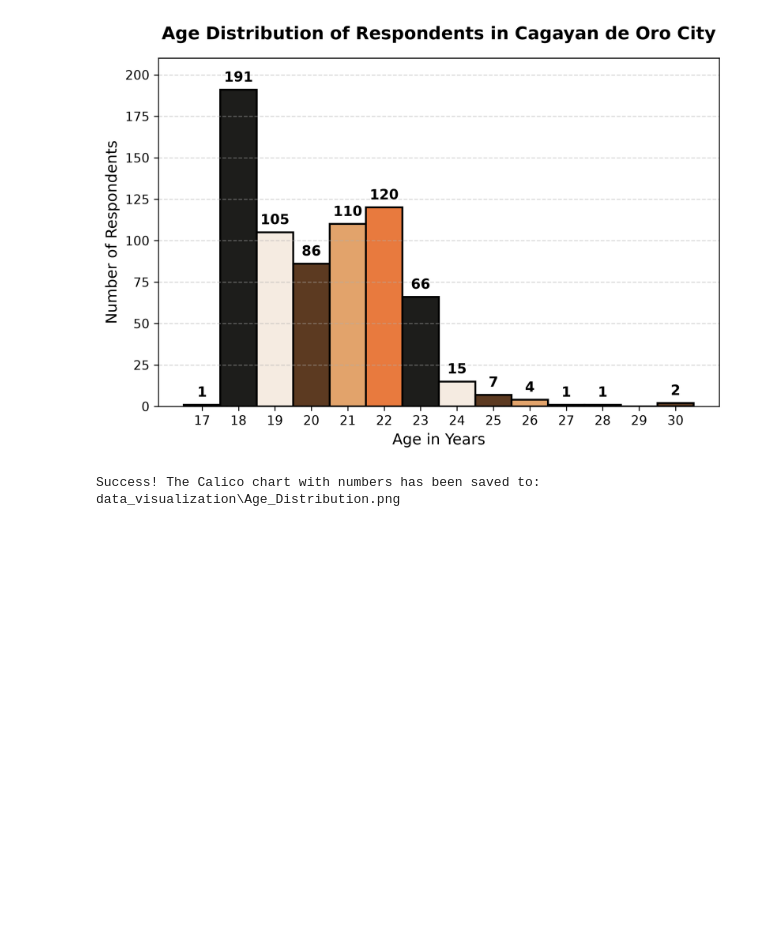
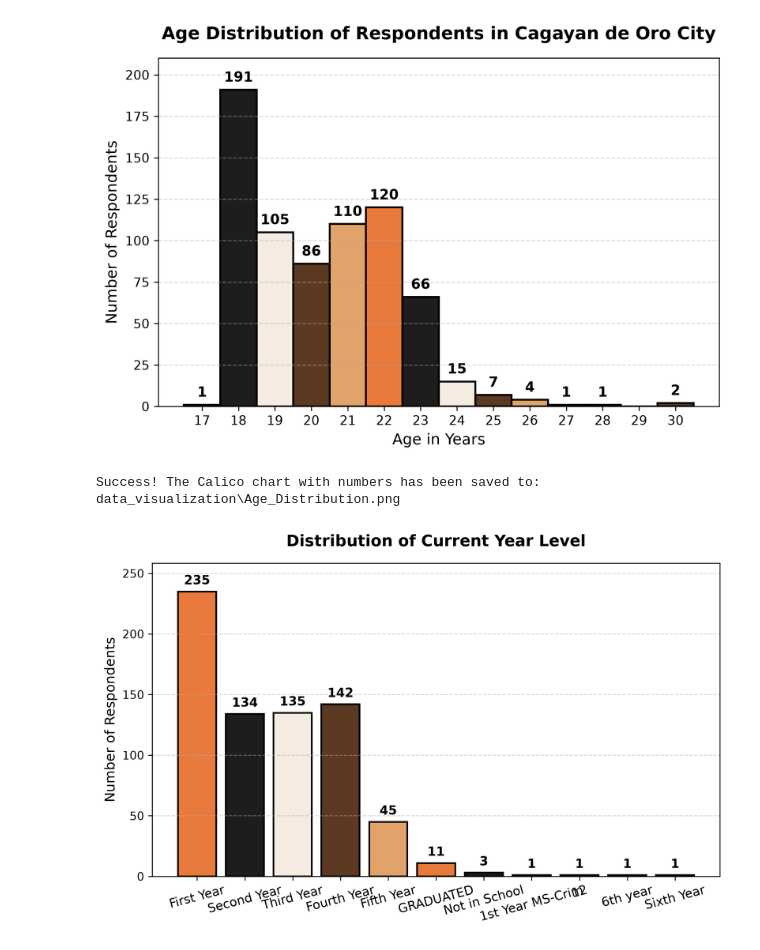
Before and after one commit to JohnLloydCanoy/amuma, a Jupyter notebook: interpretation/data_visualization.ipynb, the cells around one changed output. Drawn from its saved outputs; the diff is of its cells as text; code cells hidden in the pictures; blank space fills up the shorter version.

```diff
--- a/interpretation/data_visualization.ipynb
+++ b/interpretation/data_visualization.ipynb
@@ -68,3 +68,90 @@ print(f"Success! The Calico chart with numbers has been saved to: {file_path}")
 # %% [output]
 [figure]
 Success! The Calico chart with numbers has been saved to: data_visualization\Age_Distribution.png
+# %%
+import os
+import matplotlib.pyplot as plt
+import pandas as pd
+
+# 1. Load the data and grab Column 5
+cleaned_df = pd.read_csv("rawdata/Cleaned_Data.csv")
+year_col = cleaned_df.columns[5]
+
+# Count the respondents for each year level
+counts = cleaned_df[year_col].value_counts()
+
+# --- PRO TRICK: FORCE LOGICAL ORDER ---
+# Pandas usually sorts from biggest to smallest. We want chronological order!
+correct_order = [
+    "First Year",
+    "Second Year",
+    "Third Year",
+    "Fourth Year",
+    "Forth Year",
+    "Fifth Year",
+    "Not Specified",
+    "TESDA",
+]
+
+# Filter our list to only include answers that actually exist in your data, in the correct order
+ordered_labels = [level for level in correct_order if level in counts.index]
+# Add any unexpected answers to the end
+ordered_labels += [level for level in counts.index if level not in correct_order]
+
+# Re-sort our counts to match this perfect logical order
+counts = counts.reindex(ordered_labels)
+
+# 2. Set up the figure
+plt.figure(figsize=(9, 5), dpi=300)
+
+calico_colors = ['#E87A3E', '#1D1D1B', '#F5EBE1', '#5C3A21', '#E2A36B']
+# Loop the colors to match however many bars we have
+colors = [calico_colors[i % len(calico_colors)] for i in range(len(counts))]
+
+# 3. Create the Bar Chart
+bars = plt.bar(
+    counts.index, counts.values, color=colors, edgecolor='black', linewidth=1.5
+)
+
+# Give it 10% breathing room at the top
+plt.ylim(0, counts.max() * 1.1)
+
+# 4. Add the exact numbers on top of the bars!
+for bar in bars:
+    height = bar.get_height()
+    if height > 0:
+        plt.text(
+            bar.get_x() + bar.get_width() / 2,
+            height + (counts.max() * 0.015),
+            str(int(height)),
+            ha='center',
+            va='bottom',
+            fontsize=11,
+            fontweight='bold',
+        )
+
+# 5. Add academic labels
+plt.title(
+    "Distribution of Current Year Level",
+    fontsize=14,
+    fontweight='bold',
+    pad=15,
+)
+plt.ylabel("Number of Respondents", fontsize=12)
+
+# Tilt the x-axis labels slightly if they are too long
+plt.xticks(rotation=15, fontsize=11)
+plt.grid(axis='y', linestyle='--', alpha=0.5)
+
+# 6. Save to the specific folder
+save_folder = "data_visualization"
+os.makedirs(save_folder, exist_ok=True)
+
+file_path = os.path.join(save_folder, "Year_Level_Distribution.png")
+plt.savefig(file_path, dpi=300, bbox_inches='tight')
+
+plt.show()
+
+print(f"Success! The Year Level chart has been saved to: {file_path}")
+# %% [output]
+[figure, added]
```
Also changed, not shown: parts of 1 cell of this notebook.
